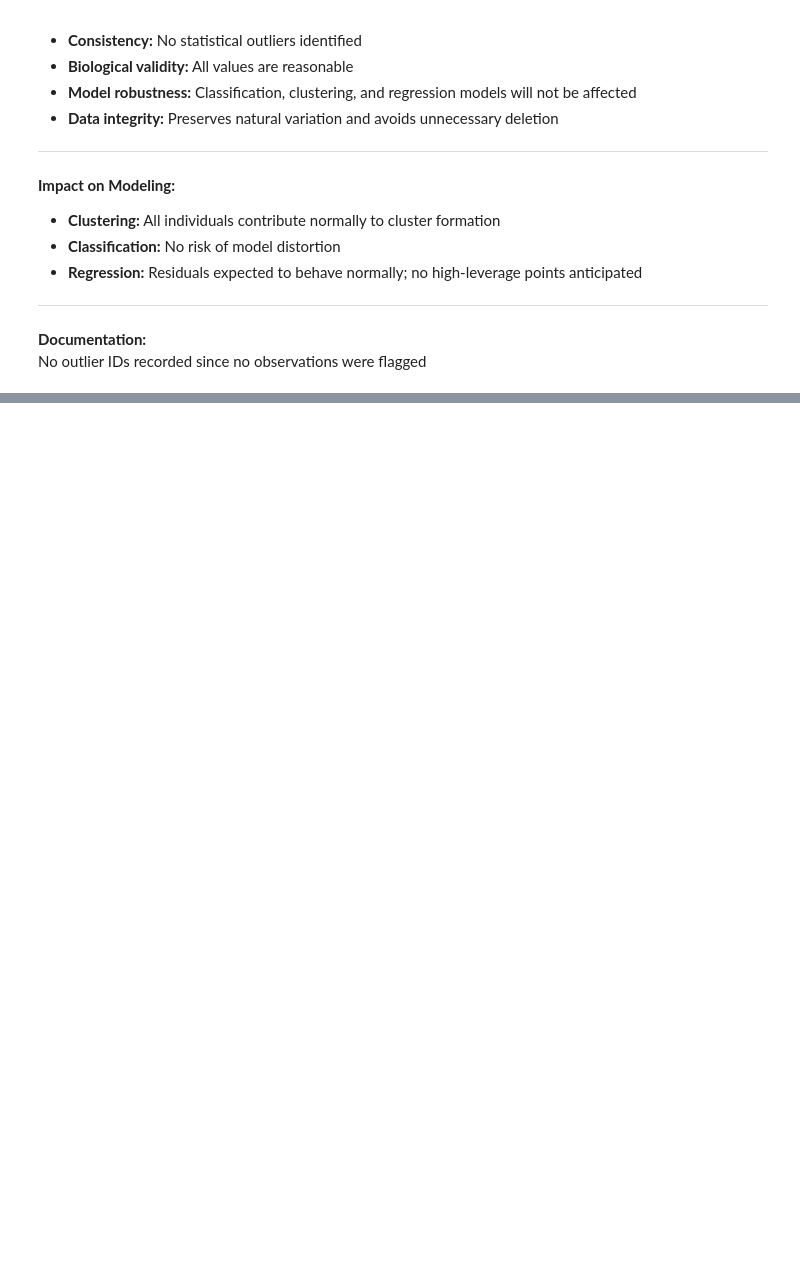
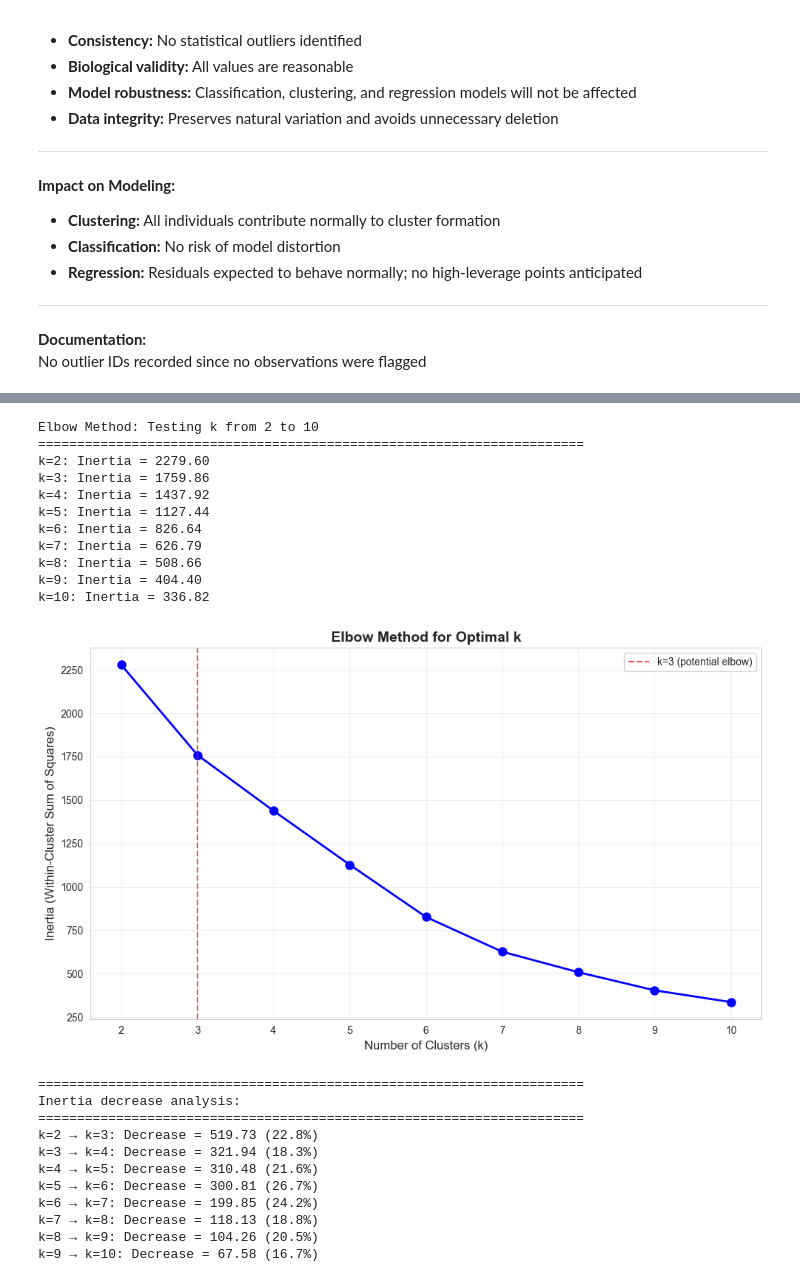
Before and after one commit to naykakashima/haggis-ml-analysis, a Jupyter notebook: scottish-haggis-analysis.ipynb, the cells around one changed output, grey strips where cells are left out. Drawn from its saved outputs; the diff is of its cells as text; code cells hidden in the pictures; blank space fills up the shorter version.

Commit message:
Optimal K Portion Complete

```diff
--- a/scottish-haggis-analysis.ipynb
+++ b/scottish-haggis-analysis.ipynb
@@ -1222,0 +1365,64 @@ Dataset is clean, features are well-characterized, and modeling expectations are
+# %%
+# Elbow Method for optimal k
+from sklearn.cluster import KMeans
+
+print("Elbow Method: Testing k from 2 to 10")
+print("="*70)
+
+inertias = []
+K_range = range(2, 11)
+
+for k in K_range:
+    kmeans_temp = KMeans(n_clusters=k, random_state=42, n_init=10)
+    kmeans_temp.fit(X_clustering_scaled)
+    inertias.append(kmeans_temp.inertia_)
+    print(f"k={k}: Inertia = {kmeans_temp.inertia_:.2f}")
+
+# Plot elbow curve
+plt.figure(figsize=(10, 6))
+plt.plot(K_range, inertias, 'bo-', linewidth=2, markersize=8)
+plt.xlabel('Number of Clusters (k)', fontsize=12)
+plt.ylabel('Inertia (Within-Cluster Sum of Squares)', fontsize=12)
+plt.title('Elbow Method for Optimal k', fontsize=14, fontweight='bold')
+plt.xticks(K_range)
+plt.grid(True, alpha=0.3)
+
+# Highlight potential elbow points
+plt.axvline(x=3, color='red', linestyle='--', alpha=0.7, label='k=3 (potential elbow)')
+plt.legend()
+
+plt.tight_layout()
+plt.show()
+
+# Calculate rate of decrease (second derivative approximation)
+print("\n" + "="*70)
+print("Inertia decrease analysis:")
+print("="*70)
+for i in range(len(inertias)-1):
+    decrease = inertias[i] - inertias[i+1]
+    pct_decrease = (decrease / inertias[i]) * 100
+    print(f"k={K_range[i]} → k={K_range[i+1]}: Decrease = {decrease:.2f} ({pct_decrease:.1f}%)")
+# %% [output]
+Elbow Method: Testing k from 2 to 10
+======================================================================
+k=2: Inertia = 2279.60
+k=3: Inertia = 1759.86
+k=4: Inertia = 1437.92
+k=5: Inertia = 1127.44
+k=6: Inertia = 826.64
+k=7: Inertia = 626.79
+k=8: Inertia = 508.66
+k=9: Inertia = 404.40
+k=10: Inertia = 336.82
+[figure, added]
+======================================================================
+Inertia decrease analysis:
+======================================================================
+k=2 → k=3: Decrease = 519.73 (22.8%)
+k=3 → k=4: Decrease = 321.94 (18.3%)
+k=4 → k=5: Decrease = 310.48 (21.6%)
+k=5 → k=6: Decrease = 300.81 (26.7%)
+k=6 → k=7: Decrease = 199.85 (24.2%)
+k=7 → k=8: Decrease = 118.13 (18.8%)
+k=8 → k=9: Decrease = 104.26 (20.5%)
+k=9 → k=10: Decrease = 67.58 (16.7%)
```
Also changed, not shown: parts of 8 cells of this notebook, 1 other file.
